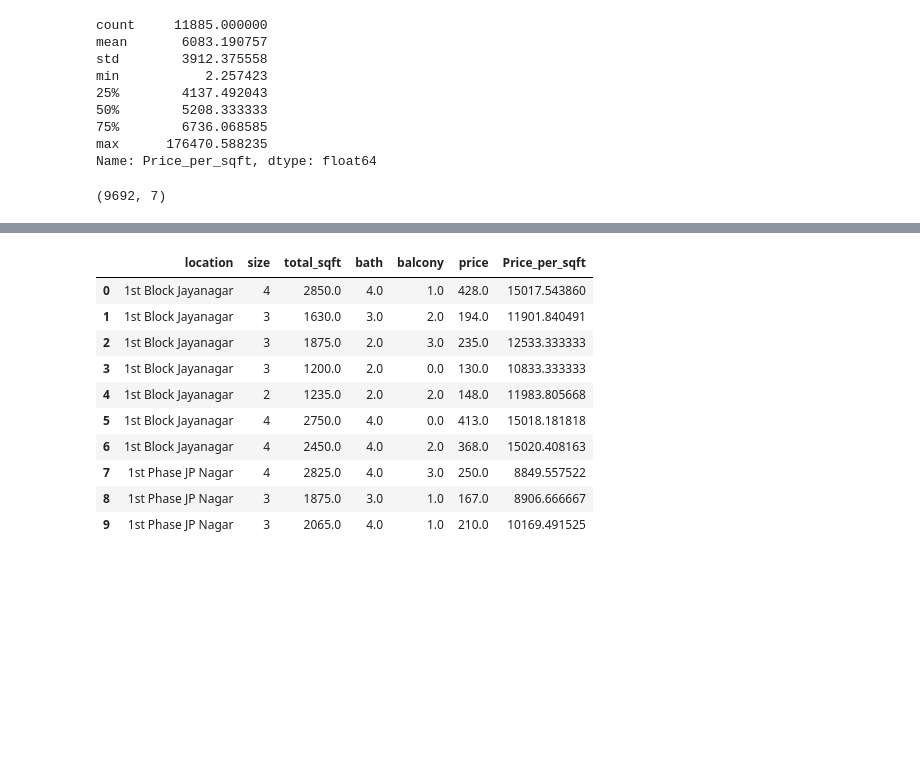
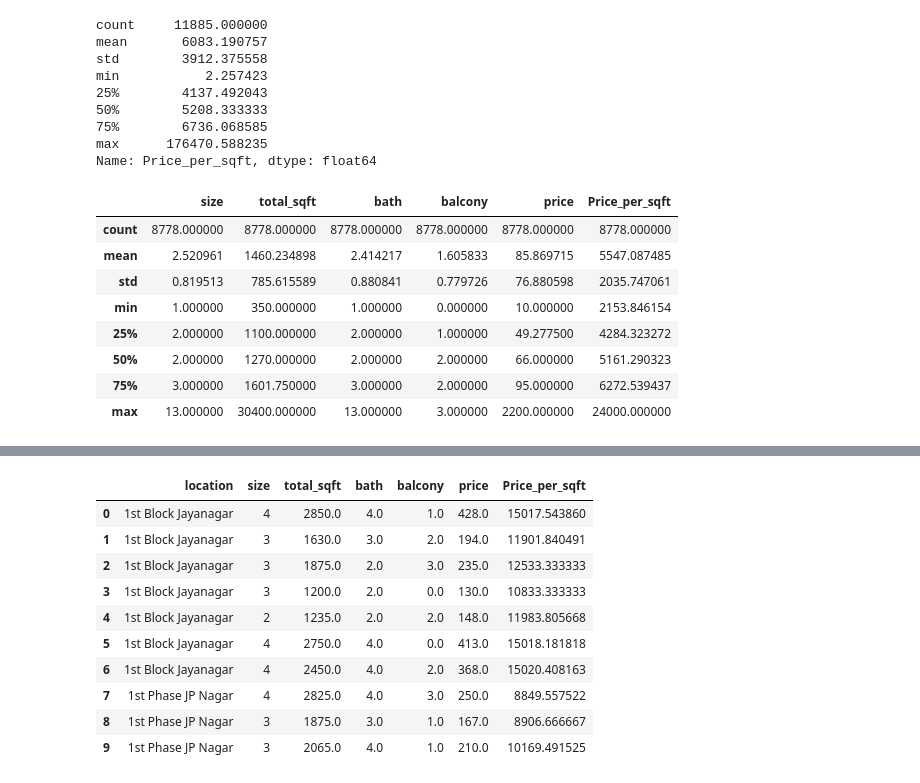
Before and after one commit to SSarkar-1/Bangalore-Home-Price-Prediction, a Jupyter notebook: BLR.ipynb, the cells around one changed output, grey strips where cells are left out. Cells and saved outputs as stored; diff of their text form; code cells hidden in the pictures; blank space fills up the shorter version.

```diff
--- a/BLR.ipynb
+++ b/BLR.ipynb
@@ -343,15 +345,23 @@ min           2.257423
 max      176470.588235
 Name: Price_per_sqft, dtype: float64
 # %%
-def remove_outliers(df):
-    df_new=pd.DataFrame()
-    for key , subdf in df.groupby('location'):
-        m=np.mean(subdf.Price_per_sqft)
-        std=np.std(subdf.Price_per_sqft)
-        out_df=subdf[(subdf.Price_per_sqft > (m-std)) & (subdf.Price_per_sqft < (m+std))]
-        df_new=pd.concat([df_new,out_df],ignore_index=True)
-    return df_new
-df3=remove_outliers(df2)
-df3.shape
+def remove_outliers_zscore(df, threshold=0.8, min_price_per_sqft=1500):
+    df_out = pd.DataFrame()
+    for key, subdf in df.groupby('location'):
+        z = np.abs((subdf['Price_per_sqft'] - subdf['Price_per_sqft'].mean()) / subdf['Price_per_sqft'].std())
+        filtered = subdf[(z < threshold) & (subdf['Price_per_sqft'] >= min_price_per_sqft)]
+        df_out = pd.concat([df_out, filtered], ignore_index=True)
+    return df_out
+
+df3 = remove_outliers_zscore(df2)
+df3.describe()
 # %% [output]
-(9692, 7)
+|  | size | total_sqft | bath | balcony | price | Price_per_sqft |
+| count | 8778.000000 | 8778.000000 | 8778.000000 | 8778.000000 | 8778.000000 | 8778.000000 |
+| mean | 2.520961 | 1460.234898 | 2.414217 | 1.605833 | 85.869715 | 5547.087485 |
+| std | 0.819513 | 785.615589 | 0.880841 | 0.779726 | 76.880598 | 2035.747061 |
+| min | 1.000000 | 350.000000 | 1.000000 | 0.000000 | 10.000000 | 2153.846154 |
+| 25% | 2.000000 | 1100.000000 | 2.000000 | 1.000000 | 49.277500 | 4284.323272 |
+| 50% | 2.000000 | 1270.000000 | 2.000000 | 2.000000 | 66.000000 | 5161.290323 |
+| 75% | 3.000000 | 1601.750000 | 3.000000 | 2.000000 | 95.000000 | 6272.539437 |
+| max | 13.000000 | 30400.000000 | 13.000000 | 3.000000 | 2200.000000 | 24000.000000 |
```
Also changed, not shown: parts of 30 cells of this notebook.
